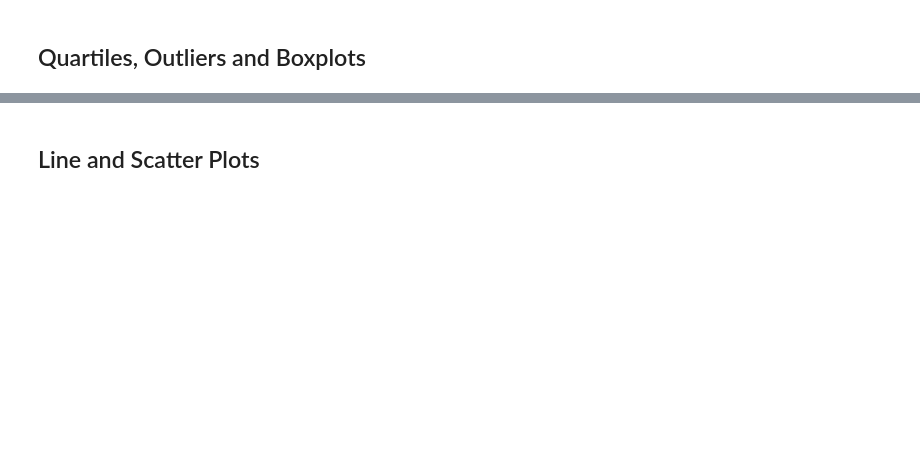
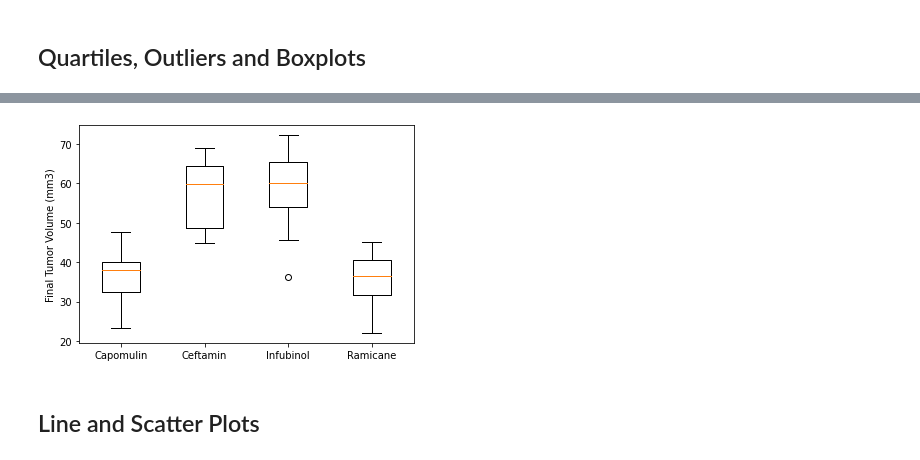
Before and after one commit to rabscuttle/matplotlib-challenge, a Jupyter notebook: pymaceuticals_starter.ipynb, the cells around one changed output, grey strips where cells are left out. Drawn from its saved outputs; the diff is of its cells as text; code cells hidden in the pictures; blank space fills up the shorter version.

```diff
--- a/pymaceuticals_starter.ipynb
+++ b/pymaceuticals_starter.ipynb
@@ -146,8 +169,16 @@ plt.xticks(rotation='vertical')
 # %%
 # Calculate the final tumor volume of each mouse across four of the drug regimens:
 # Capomulin, Ramicane, Infubinol, and Ceftamin
+capomulin = no_dupe_dataset_df['Drug Regimen'] == 'Capomulin'
+ceftamin = no_dupe_dataset_df['Drug Regimen'] == 'Ceftamin'
+infubinol = no_dupe_dataset_df['Drug Regimen'] == 'Infubinol'
+ramicane = no_dupe_dataset_df['Drug Regimen'] == 'Ramicane'
+final_tumor_volume_df = no_dupe_dataset_df[(capomulin) | (ceftamin) | (infubinol) | (ramicane)].groupby('Mouse ID')
+final_tumor_volume_df
 
 # Start by getting the last (latest) timepoint for each mouse
-
+latest_timepoint =  final_tumor_volume_df['Timepoint'].last()
 
 # Merge this group df with the original dataframe to get the tumor volume at the last timepoint
+merged_df = pd.merge(no_dupe_dataset_df, latest_timepoint, on=['Mouse ID', 'Timepoint'])
+merged_df
@@ -171,0 +199,27 @@ plt.xticks(rotation='vertical')
+# %%
+# Put the four drug regimens into a list that can be iterated over in a for-loop
+# (and later used for plot labels)
+drug_names = ["Capomulin", "Ceftamin", "Infubinol", "Ramicane"]
+
+# Create empty list to fill with tumor vol data (for plotting)
+tumor_list = []
+
+# Loop through drugs
+for drug_name in drug_names:
+    drug = merged_df.loc[merged_df['Drug Regimen'] == drug_name]['Tumor Volume (mm3)'].reset_index(drop=True)
+    tumor_list.append(drug)
+    # Quartiles
+    quartiles = drug.quantile([.25,.5,.75])
+    lower_quartile = quartiles[0.25]
+    upper_quartile = quartiles[0.75]
+    iqr = upper_quartile - lower_quartile
+    print(f"{drug_name} \r\n Lower quartile: {lower_quartile}\r\n Upper quartile: {upper_quartile}\r\n IQR: {iqr}")
+    # Bounds
+    lower_bound = lower_quartile - (1.5*iqr)
+    upper_bound = upper_quartile + (1.5*iqr)
+    # Outliers
+    outliers = merged_df.loc[(merged_df['Drug Regimen'] == drug_name) & ((merged_df['Tumor Volume (mm3)'] < lower_bound) | (merged_df['Tumor Volume (mm3)'] > upper_bound))]
+    try:
+        print(f"{len(outliers)} outliers")
+    except:
+        print("No outliers found")
@@ -172,4 +250,9 @@ plt.xticks(rotation='vertical')
 # %%
 # Generate a box plot of the final tumor volume of each mouse across four regimens of interest
+plt.boxplot(tumor_list, labels = drug_names)
+plt.ylabel('Final Tumor Volume (mm3)')
+plt.show()
+# %% [output]
+[figure, added]
 # %% [markdown]
 ## Line and Scatter Plots
```
Also changed, not shown: parts of 14 cells of this notebook.
